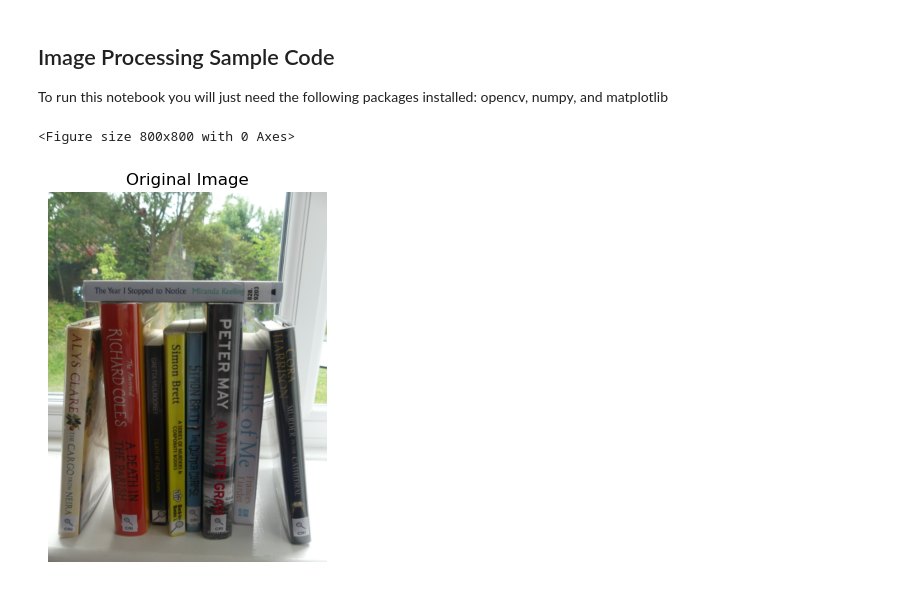
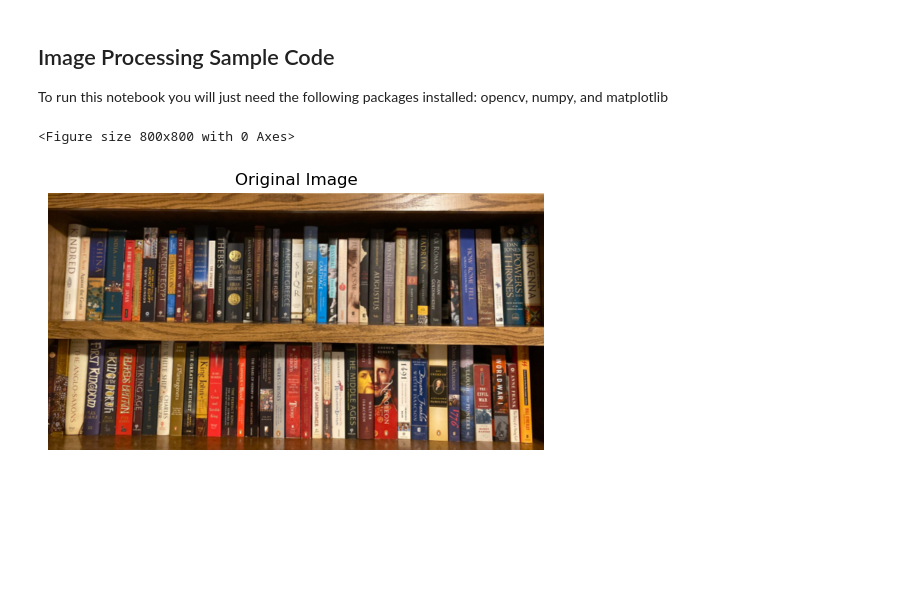
Before and after one commit to james-hughes1/rate-my-bookshelf-backend, a Jupyter notebook: image_processing.ipynb, the cells around one changed output. Cells and saved outputs as stored; diff of their text form; code cells hidden in the pictures; blank space fills up the shorter version.

```diff
--- a/image_processing.ipynb
+++ b/image_processing.ipynb
@@ -8,18 +8,18 @@ from app.services.image_processing import read_image, SimpleSegmenter, mean_valu
 import matplotlib.pyplot as plt
 # %%
 # Choose image
-image_path = "images/bookshelf3.png"
+image_path = "images/bookshelf4.png"
 
 # Read and display
-img = read_image(image_path, max_dim=1024)
+image = read_image(image_path, max_dim=1024)
 
 plt.figure(figsize=(8, 8))
 fig, ax = plt.subplots()
 ax.axis("off")
 ax.set_title("Original Image")
-ax.imshow(img)
+ax.imshow(image)
 plt.show()
 # %% [output]
 <Figure size 800x800 with 0 Axes>
-[figure, old version]
+[figure, new version]
 # %%
```
Also changed, not shown: parts of 5 cells of this notebook, 1 other file.
